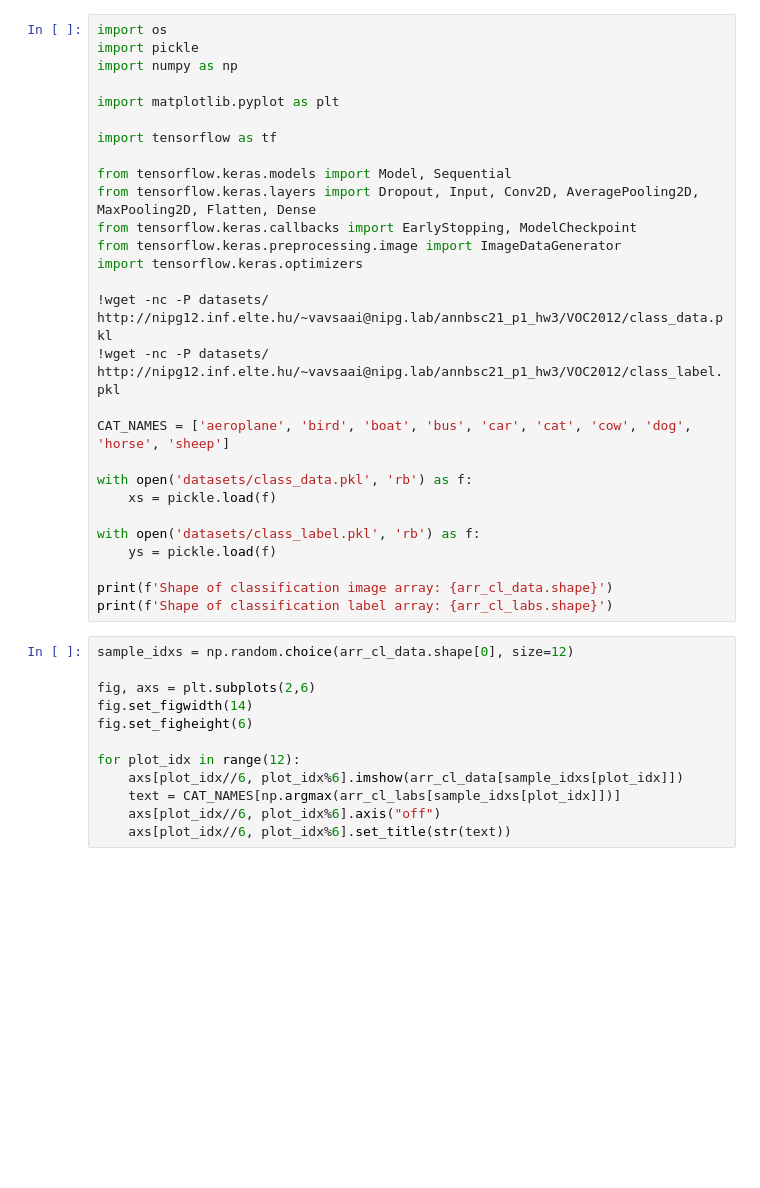
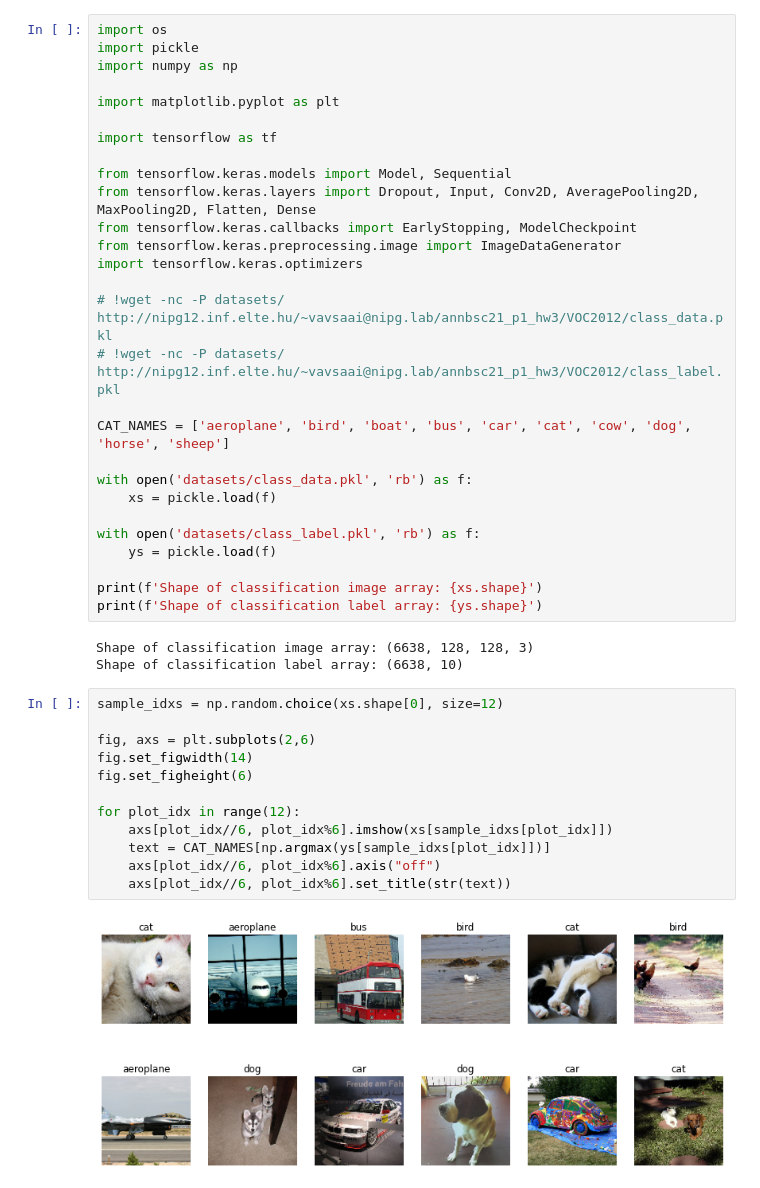
Before and after one commit to srchd/machine-learning, a Jupyter notebook: plane/visu.ipynb, the cells around one changed output. Cells and saved outputs as stored; diff of their text form; blank space fills up the shorter version.

```diff
--- a/plane/visu.ipynb
+++ b/plane/visu.ipynb
@@ -15,8 +15,8 @@ from tensorflow.keras.callbacks import EarlyStopping, ModelCheckpoint
 from tensorflow.keras.preprocessing.image import ImageDataGenerator
 import tensorflow.keras.optimizers
 
-!wget -nc -P datasets/ http://nipg12.inf.elte.hu/~vavsaai@nipg.lab/annbsc21_p1_hw3/VOC2012/class_data.pkl
-!wget -nc -P datasets/ http://nipg12.inf.elte.hu/~vavsaai@nipg.lab/annbsc21_p1_hw3/VOC2012/class_label.pkl
+# !wget -nc -P datasets/ http://nipg12.inf.elte.hu/~vavsaai@nipg.lab/annbsc21_p1_hw3/VOC2012/class_data.pkl
+# !wget -nc -P datasets/ http://nipg12.inf.elte.hu/~vavsaai@nipg.lab/annbsc21_p1_hw3/VOC2012/class_label.pkl
 
 CAT_NAMES = ['aeroplane', 'bird', 'boat', 'bus', 'car', 'cat', 'cow', 'dog', 'horse', 'sheep']
 
@@ -26,18 +26,23 @@ with open('datasets/class_data.pkl', 'rb') as f:
 with open('datasets/class_label.pkl', 'rb') as f:
     ys = pickle.load(f)
 
-print(f'Shape of classification image array: {arr_cl_data.shape}')
-print(f'Shape of classification label array: {arr_cl_labs.shape}')
+print(f'Shape of classification image array: {xs.shape}')
+print(f'Shape of classification label array: {ys.shape}')
+# %% [output]
+Shape of classification image array: (6638, 128, 128, 3)
+Shape of classification label array: (6638, 10)
 # %%
-sample_idxs = np.random.choice(arr_cl_data.shape[0], size=12)
+sample_idxs = np.random.choice(xs.shape[0], size=12)
 
 fig, axs = plt.subplots(2,6)
 fig.set_figwidth(14)
 fig.set_figheight(6)
 
 for plot_idx in range(12):
-    axs[plot_idx//6, plot_idx%6].imshow(arr_cl_data[sample_idxs[plot_idx]])
-    text = CAT_NAMES[np.argmax(arr_cl_labs[sample_idxs[plot_idx]])]
+    axs[plot_idx//6, plot_idx%6].imshow(xs[sample_idxs[plot_idx]])
+    text = CAT_NAMES[np.argmax(ys[sample_idxs[plot_idx]])]
     axs[plot_idx//6, plot_idx%6].axis("off")
     axs[plot_idx//6, plot_idx%6].set_title(str(text))
+# %% [output]
+[figure, added]
 # %%
```
Also changed, not shown: parts of 4 cells of this notebook.
